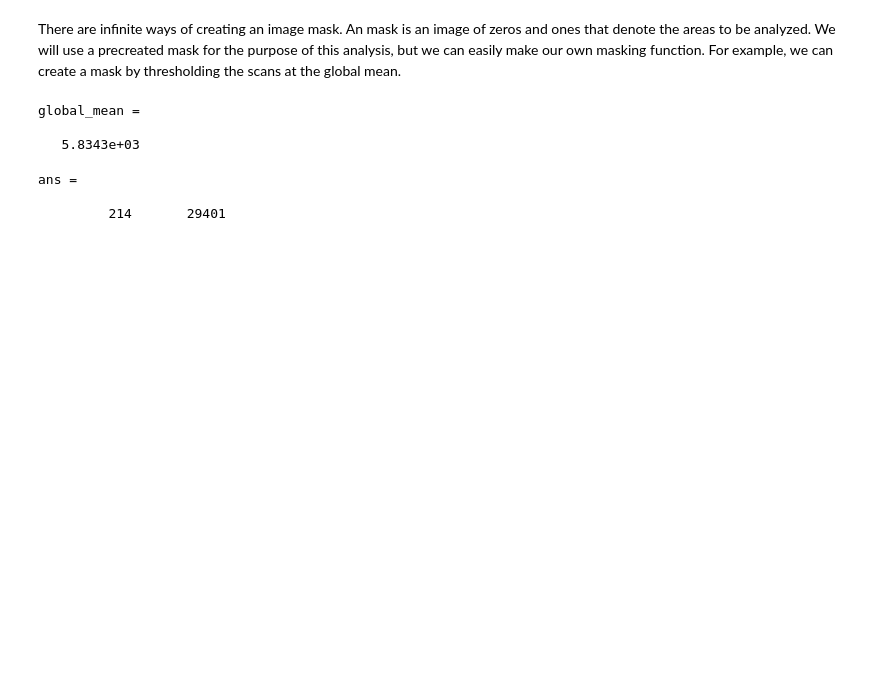
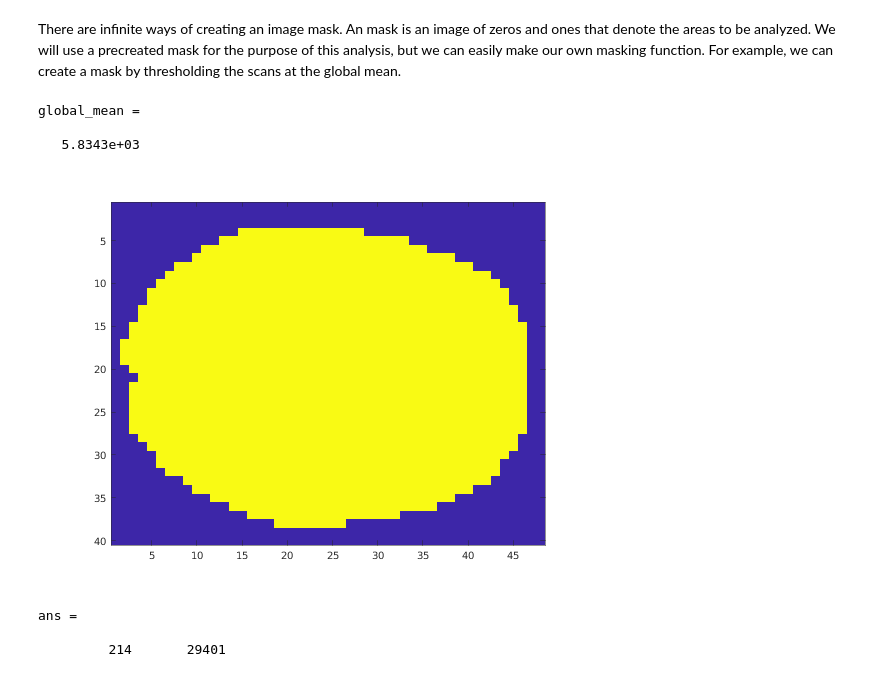
Before and after one commit to rzlim08/CPCA_Example, a Jupyter notebook: CPCA.ipynb, the cells around one changed output. Saved outputs shown, nothing was run; the diff lists cells and outputs as text; code cells hidden in the pictures; blank space fills up the shorter version.

```diff
--- a/CPCA.ipynb
+++ b/CPCA.ipynb
@@ -99,6 +111,10 @@ global_mean =
    5.8343e+03
 # %%
 % for each voxel, if every scan is above the global mean, include the voxel in the analysis
-mask = floor(sum(thresholded)/size(brain_scans,1));
+mask_test = floor(sum(thresholded)/size(brain_scans,1));
+m = reshape(mask_test, ss_hdr.dim);
+imagesc(m(:,:,17))
+# %% [output]
+[figure, added]
 # %%
 % find where all scans are one, and take those out of the brain scans
```
Also changed, not shown: parts of 16 cells of this notebook, 1 other file.
